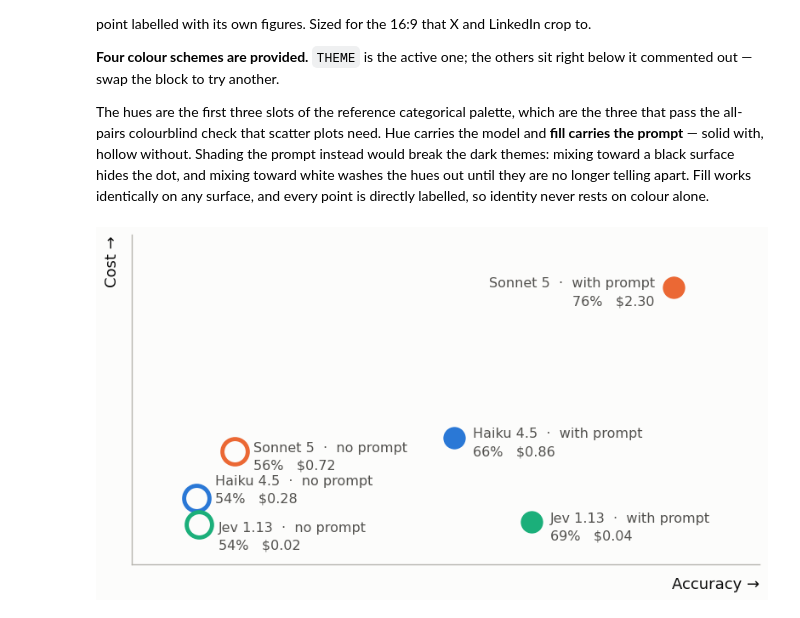
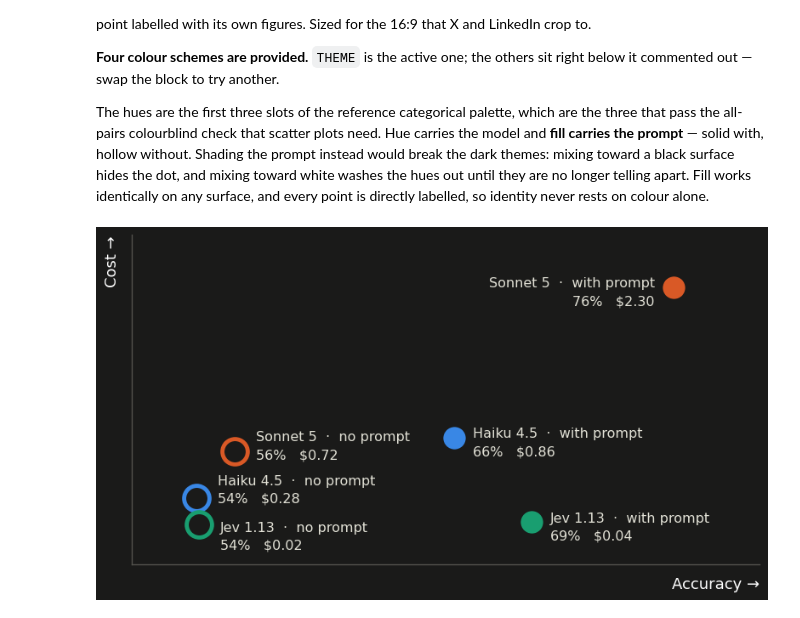
Before and after one commit to d3sprog/cyoa-experiments, a Jupyter notebook: results.ipynb, the cells around one changed output. Cells and saved outputs as stored; diff of their text form; code cells hidden in the pictures.

Commit message:
Tweak visualization parameters

```diff
--- a/results.ipynb
+++ b/results.ipynb
@@ -500,36 +500,12 @@ apart. Fill works identically on any surface, and every point is directly labell
 identity never rests on colour alone.
 # %%
 # ── theme ─────────────────────────────────────────────────────────────────────
-# Swap this block for one of the alternatives below.
-
-THEME = {  # 1. light
-    'surface': '#fcfcfb', 'ink': '#0b0b0b', 'ink_soft': '#52514e', 'axis': '#b5b4ae',
-    'series': {'claude-haiku-4-5': '#2a78d6',
-               'claude-sonnet-5':  '#eb6834',
-               'typesafe-jev-1.13': '#1baf7a'},
-}
-
-# THEME = {  # 2. light on black — the punchiest on a phone
-#     'surface': '#000000', 'ink': '#ffffff', 'ink_soft': '#c3c2b7', 'axis': '#4a4a48',
-#     'series': {'claude-haiku-4-5': '#3987e5',
-#                'claude-sonnet-5':  '#d95926',
-#                'typesafe-jev-1.13': '#199e70'},
-# }
-
-# THEME = {  # 3. soft dark — as 2 but on near-black, less harsh in a timeline
-#     'surface': '#1a1a19', 'ink': '#ffffff', 'ink_soft': '#c3c2b7', 'axis': '#55544f',
-#     'series': {'claude-haiku-4-5': '#3987e5',
-#                'claude-sonnet-5':  '#d95926',
-#                'typesafe-jev-1.13': '#199e70'},
-# }
-
-# THEME = {  # 4. spotlight — everything grey but Jev, if the cost gap is the story
-#     'surface': '#fcfcfb', 'ink': '#0b0b0b', 'ink_soft': '#52514e', 'axis': '#b5b4ae',
-#     'series': {'claude-haiku-4-5': '#8f8e89',
-#                'claude-sonnet-5':  '#8f8e89',
-#                'typesafe-jev-1.13': '#1baf7a'},
-# }
-
+THEME = {  # 3. soft dark — as 2 but on near-black, less harsh in a timeline
+     'surface': '#1a1a19', 'ink': '#ffffff', 'ink_soft': '#e3e2d7', 'axis': '#55544f',
+     'series': {'claude-haiku-4-5': '#3987e5',
+                'claude-sonnet-5':  '#d95926',
+                'typesafe-jev-1.13': '#199e70'},
+ }
 SHOW_TICKS = False   # True puts the axis numbers back
 DOT_SIZE   = 460
 LABEL_SIZE = 11.5
@@ -543,8 +519,9 @@ PRETTY = {'claude-haiku-4-5': 'Haiku 4.5',
 # Nudge a label if it collides: (model, prompt) -> (dx, dy) in points. The three
 # cheapest runs sit within a few cents of each other, so they need pulling apart.
 NUDGE = {
-    ('claude-haiku-4-5', 'no-prompt'):   (16, 7),
-    ('typesafe-jev-1.13', 'no-prompt'):  (16, -10),
+    ('claude-sonnet-5', 'no-prompt'):   (18, 5),
+    ('claude-haiku-4-5', 'no-prompt'):   (18, 7),
+    ('typesafe-jev-1.13', 'no-prompt'):  (18, -10),
 }
 
 if plot_df.empty:
@@ -587,31 +564,31 @@ else:
 
     # Short words instead of axis labels, parked at the far end of each axis.
     ax.set_xlabel('Accuracy \u2192', fontsize=13, color=THEME['ink'],
                   loc='right', labelpad=10)
     ax.set_ylabel('Cost \u2192', fontsize=13, color=THEME['ink'],
                   loc='top', labelpad=10)
 
     ax.set_xlim(lo - 3, hi + 4)
     ax.set_ylim(-0.13 * top, top)
 
     for side in ('top', 'right'):
         ax.spines[side].set_visible(False)
     for side in ('left', 'bottom'):
         ax.spines[side].set_color(THEME['axis'])
         ax.spines[side].set_linewidth(1)
 
     if SHOW_TICKS:
         ax.xaxis.set_major_formatter(mtick.PercentFormatter())
         ax.yaxis.set_major_formatter(mtick.StrMethodFormatter('${x:,.2f}'))
         ax.set_yticks(np.arange(0, top, 0.5))
         ax.tick_params(colors=THEME['ink_soft'], labelsize=10)
     else:
         ax.set_xticks([])
         ax.set_yticks([])
 
     plt.tight_layout()
     plt.savefig('results/social_accuracy_cost.png', dpi=150,
                 facecolor=THEME['surface'], bbox_inches='tight', pad_inches=0.3)
     plt.show()
 # %% [output]
-[figure, old version]
+[figure, new version]
```
Also changed, not shown: 1 other file.
